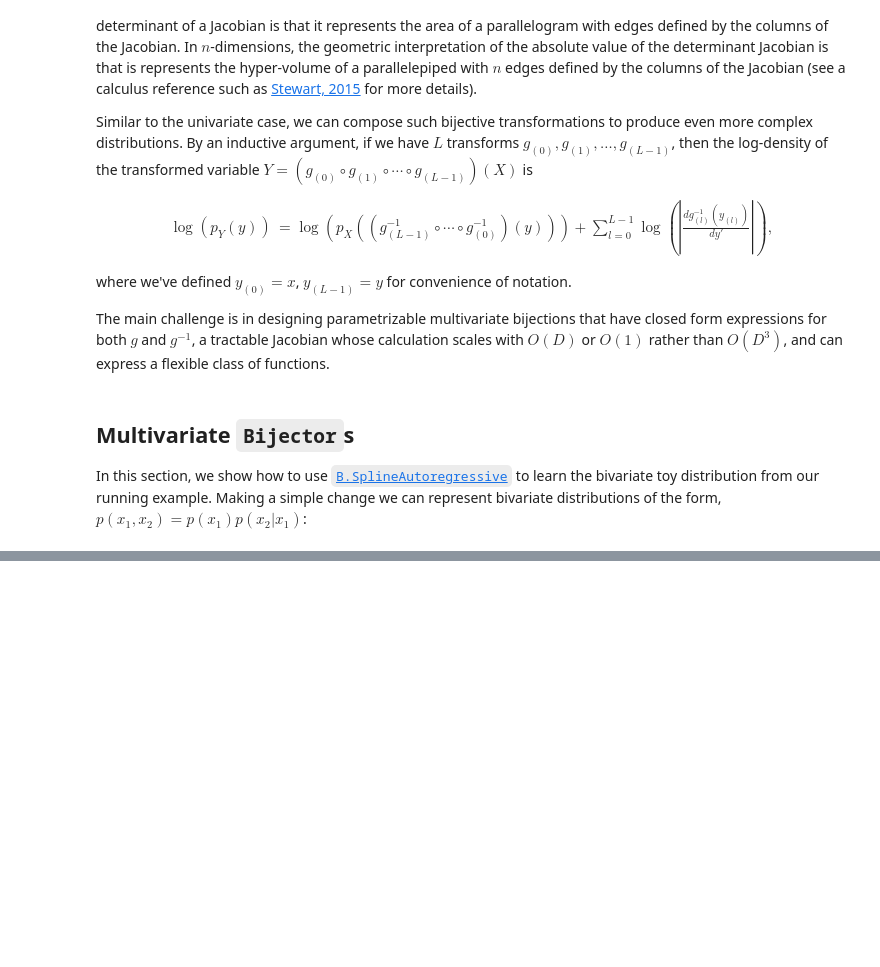
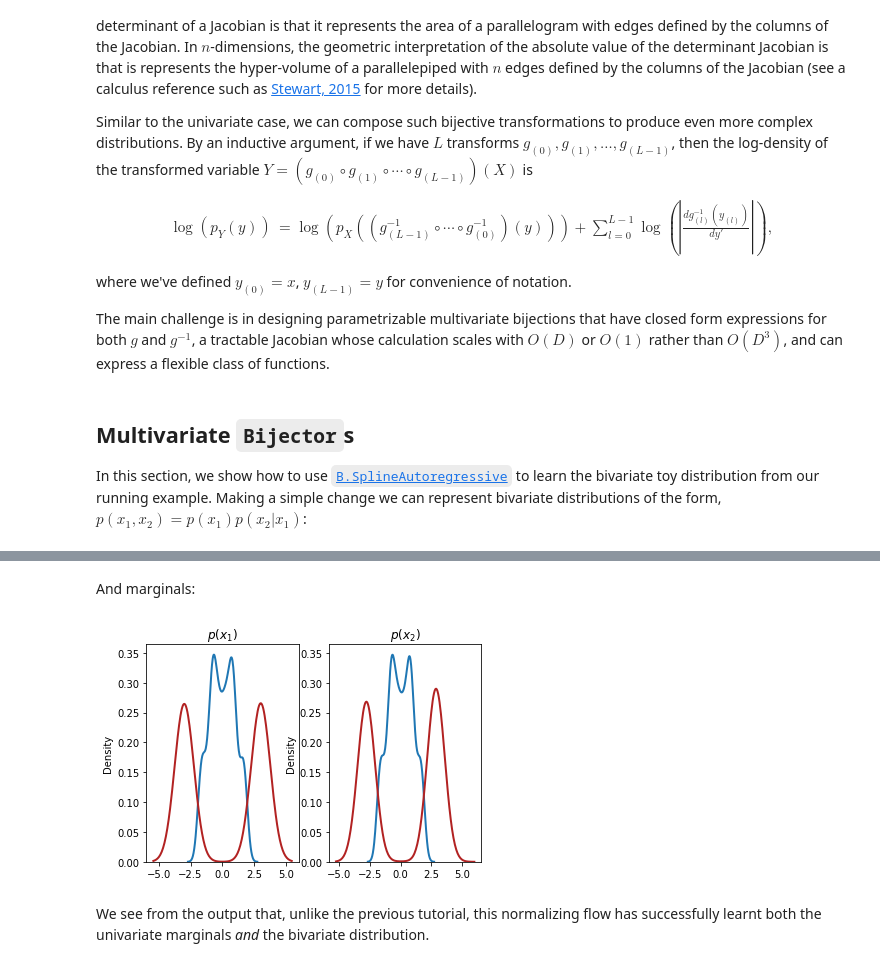
Before and after one commit to facebookincubator/flowtorch, a Jupyter notebook: tutorials/multivariate_bijections.ipynb, the cells around one changed output, grey strips where cells are left out. Cells and saved outputs as stored; diff of their text form; code cells hidden in the pictures; blank space fills up the shorter version.

```diff
--- a/tutorials/multivariate_bijections.ipynb
+++ b/tutorials/multivariate_bijections.ipynb
@@ -49,0 +93,32 @@ dist_y = dist.Flow(dist_x, bijector)
+# %% [markdown]
+And marginals:
+# %%
+plt.subplot(1, 2, 1)
+sns.distplot(X[:,0], hist=False, kde=True,
+             bins=None,
+             hist_kws={'edgecolor':'black'},
+             kde_kws={'linewidth': 2},
+             label='data')
+sns.distplot(X_flow[:,0], hist=False, kde=True,
+             bins=None, color='firebrick',
+             hist_kws={'edgecolor':'black'},
+             kde_kws={'linewidth': 2},
+             label='flow')
+plt.title(r'$p(x_1)$')
+plt.subplot(1, 2, 2)
+sns.distplot(X[:,1], hist=False, kde=True,
+             bins=None,
+             hist_kws={'edgecolor':'black'},
+             kde_kws={'linewidth': 2},
+             label='data')
+sns.distplot(X_flow[:,1], hist=False, kde=True,
+             bins=None, color='firebrick',
+             hist_kws={'edgecolor':'black'},
+             kde_kws={'linewidth': 2},
+             label='flow')
+plt.title(r'$p(x_2)$')
+plt.show()
+# %% [output]
+[figure, added]
+# %% [markdown]
+We see from the output that, unlike the previous tutorial, this normalizing flow has successfully learnt both the univariate marginals *and* the bivariate distribution.
```
Also changed, not shown: parts of 5 cells of this notebook.
